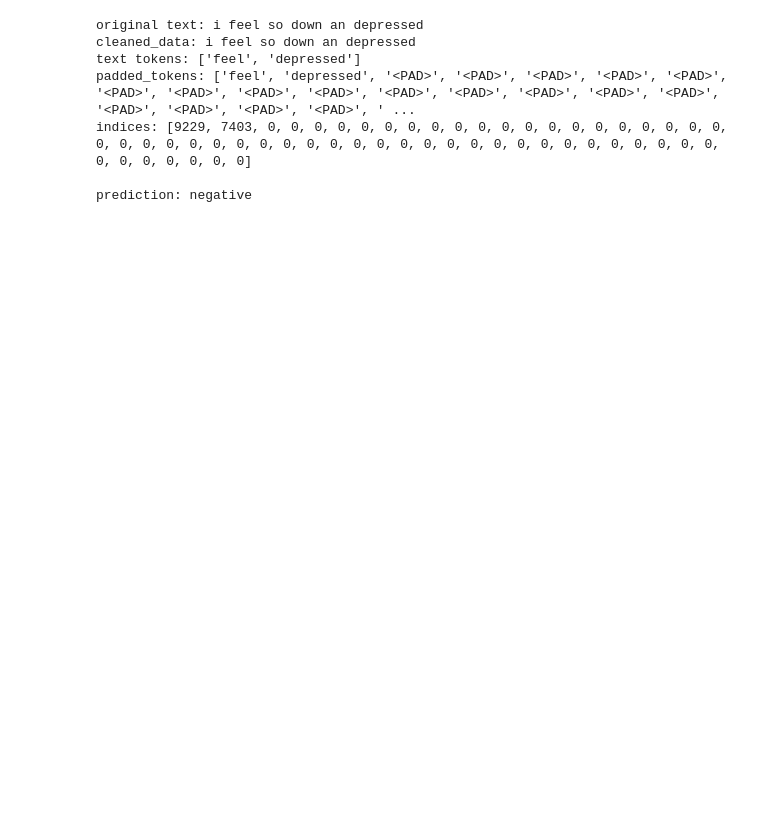
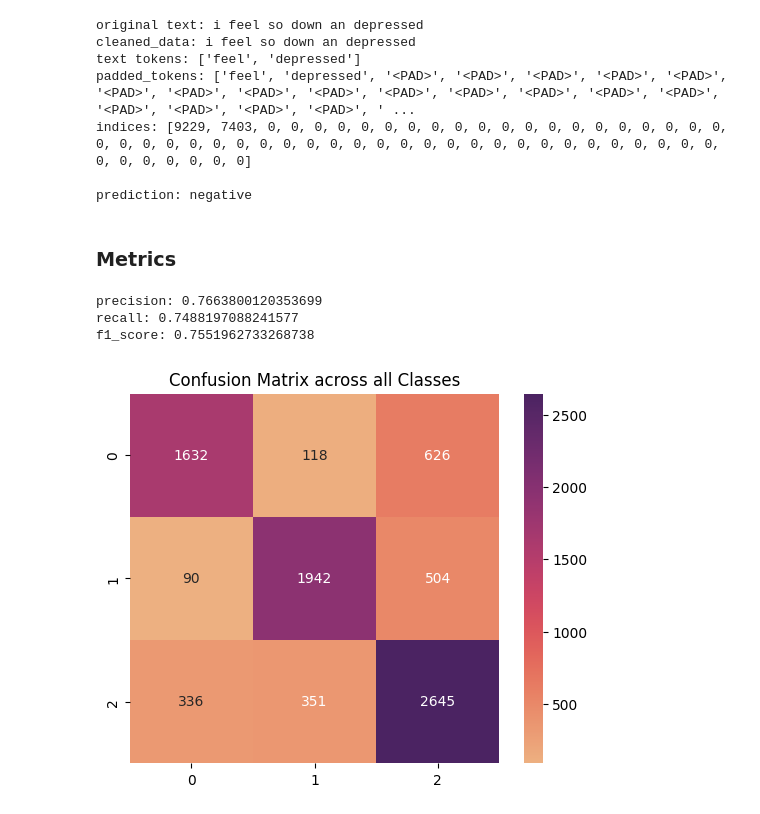
Before and after one commit to itsjustdannyb/sentiment-analysis-in-pytorch, a Jupyter notebook: playground.ipynb, the cells around one changed output. Drawn from its saved outputs; the diff is of its cells as text; code cells hidden in the pictures; blank space fills up the shorter version.

Commit message:
metrics

```diff
--- a/playground.ipynb
+++ b/playground.ipynb
@@ -273,16 +273,21 @@ plt.show()
 # %% [output]
 [figure]
 # %%
+test_preds = []
+test_labels = []
+
 with torch.no_grad():
     train_acc = 0
     for indices, labels in test_dataloader:
+        test_labels.append(labels)
         indices, labels = indices.to(device), labels.to(device)
         preds = model(indices)
+        test_preds.append(torch.argmax(preds, -1).detach().cpu())
         acc = accuracy(preds, labels)
 
         train_acc += acc
 
     train_acc /= len(test_dataloader)
 
-print(f"train_acc: {train_acc}%")
+print(f"test_acc: {train_acc}%")
 # %% [output]
@@ -324,3 +329,5 @@ prediction: negative
 # %%
 # save the model
 torch.save(model.state_dict(), "sentiment_classifier_weights.pth")
+# %% [markdown]
+### Metrics
@@ -326,0 +337,27 @@ torch.save(model.state_dict(), "sentiment_classifier_weights.pth")
+# %%
+precision = MulticlassPrecision(num_classes=3)
+recall =MulticlassRecall(num_classes=3)
+f1 = MulticlassF1Score(num_classes=3)
+confusion_mat = MulticlassConfusionMatrix(num_classes=3)
+# %%
+test_preds = torch.cat(test_preds)
+test_labels = torch.cat(test_labels)
+# %%
+precision_score = precision(test_preds, test_labels)
+recall_score = recall(test_preds, test_labels)
+f1_score = f1(test_preds, test_labels)
+conf_mat = confusion_mat(test_preds, test_labels)
+
+print(f"precision: {precision_score}")
+print(f"recall: {recall_score}")
+print(f"f1_score: {f1_score}")
+# %% [output]
+precision: 0.7663800120353699
+recall: 0.7488197088241577
+f1_score: 0.7551962733268738
+# %%
+sns.heatmap(conf_mat, cmap='flare', annot=True, fmt='d', square=True)
+plt.title("Confusion Matrix across all Classes")
+plt.show()
+# %% [output]
+[figure, added]
```
Also changed, not shown: parts of 2 cells of this notebook.
